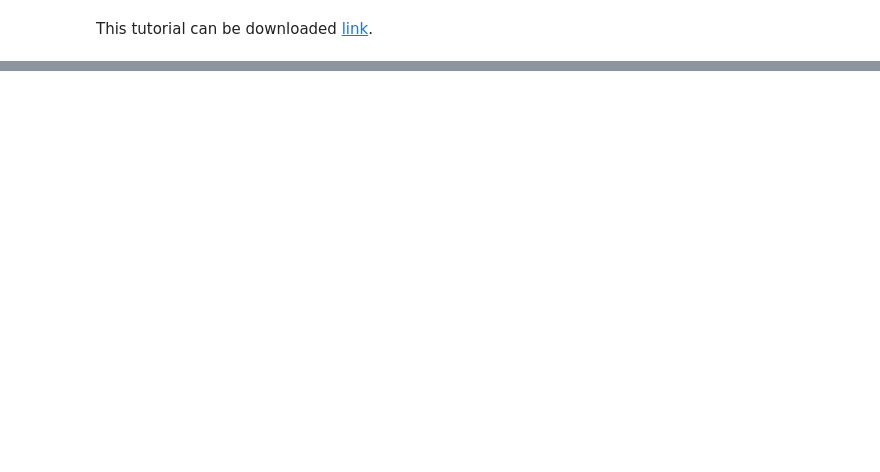
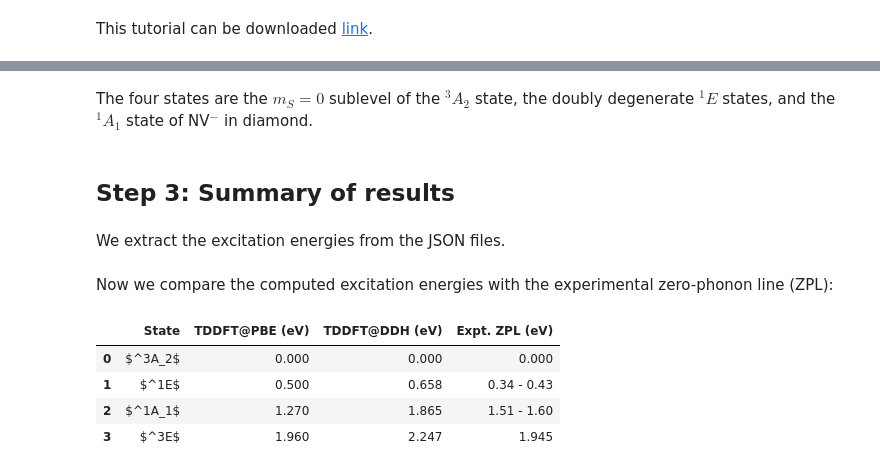
Before and after one commit to west-code-development/West, a Jupyter notebook: Doc/tutorials/basic/basic_010.ipynb, the cells around one changed output, grey strips where cells are left out. Drawn from its saved outputs; the diff is of its cells as text; code cells hidden in the pictures; blank space fills up the shorter version.

```diff
--- a/Doc/tutorials/basic/basic_010.ipynb
+++ b/Doc/tutorials/basic/basic_010.ipynb
@@ -377,0 +434,54 @@ df
+# %% [markdown]
+The four states are the $m_S = 0$ sublevel of the $^3A_2$ state, the doubly degenerate $^1E$ states, and the $^1A_1$ state of NV$^-$ in diamond.
+# %% [markdown]
+## Step 3: Summary of results
+# %% [markdown]
+We extract the excitation energies from the JSON files.
+# %%
+import json
+import numpy as np
+
+ry2ev = 13.605662285137
+
+with open("pbe_sc.wbse.save/summary.json", "r") as f:
+    data = json.load(f)
+    pbe_sc_vee = np.array(data["plep"]["eigenval"])
+    pbe_sc_vee *= ry2ev
+
+with open("pbe_sf.wbse.save/summary.json", "r") as f:
+    data = json.load(f)
+    pbe_sf_vee = np.array(data["plep"]["eigenval"])
+    pbe_sf_vee -= pbe_sf_vee[0]
+    pbe_sf_vee *= ry2ev
+
+with open("ddh_sc.wbse.save/summary.json", "r") as f:
+    data = json.load(f)
+    ddh_sc_vee = np.array(data["plep"]["eigenval"])
+    ddh_sc_vee *= ry2ev
+
+with open("ddh_sf.wbse.save/summary.json", "r") as f:
+    data = json.load(f)
+    ddh_sf_vee = np.array(data["plep"]["eigenval"])
+    ddh_sf_vee -= ddh_sf_vee[0]
+    ddh_sf_vee *= ry2ev
+# %% [markdown]
+Now we compare the computed excitation energies with the experimental zero-phonon line (ZPL):
+# %%
+import pandas as pd
+
+data = {
+    "State": ["$^3A_2$", "$^1E$", "$^1A_1$", "$^3E$"],
+    "TDDFT@PBE (eV)": [0.0, pbe_sf_vee[1], pbe_sf_vee[3], pbe_sc_vee[0]],
+    "TDDFT@DDH (eV)": [0.0, ddh_sf_vee[1], ddh_sf_vee[3], ddh_sc_vee[0]],
+    "Expt. ZPL (eV)": [0.0, "0.34 - 0.43", "1.51 - 1.60", 1.945]
+}
+
+df = pd.DataFrame(data)
+pd.options.display.float_format = "{:.3f}".format
+df
+# %% [output]
+|  | State | TDDFT@PBE (eV) | TDDFT@DDH (eV) | Expt. ZPL (eV) |
+| 0 | $^3A_2$ | 0.000 | 0.000 | 0.000 |
+| 1 | $^1E$ | 0.500 | 0.658 | 0.34 - 0.43 |
+| 2 | $^1A_1$ | 1.270 | 1.865 | 1.51 - 1.60 |
+| 3 | $^3E$ | 1.960 | 2.247 | 1.945 |
```
Also changed, not shown: parts of 135 cells of this notebook, 6 other files.
